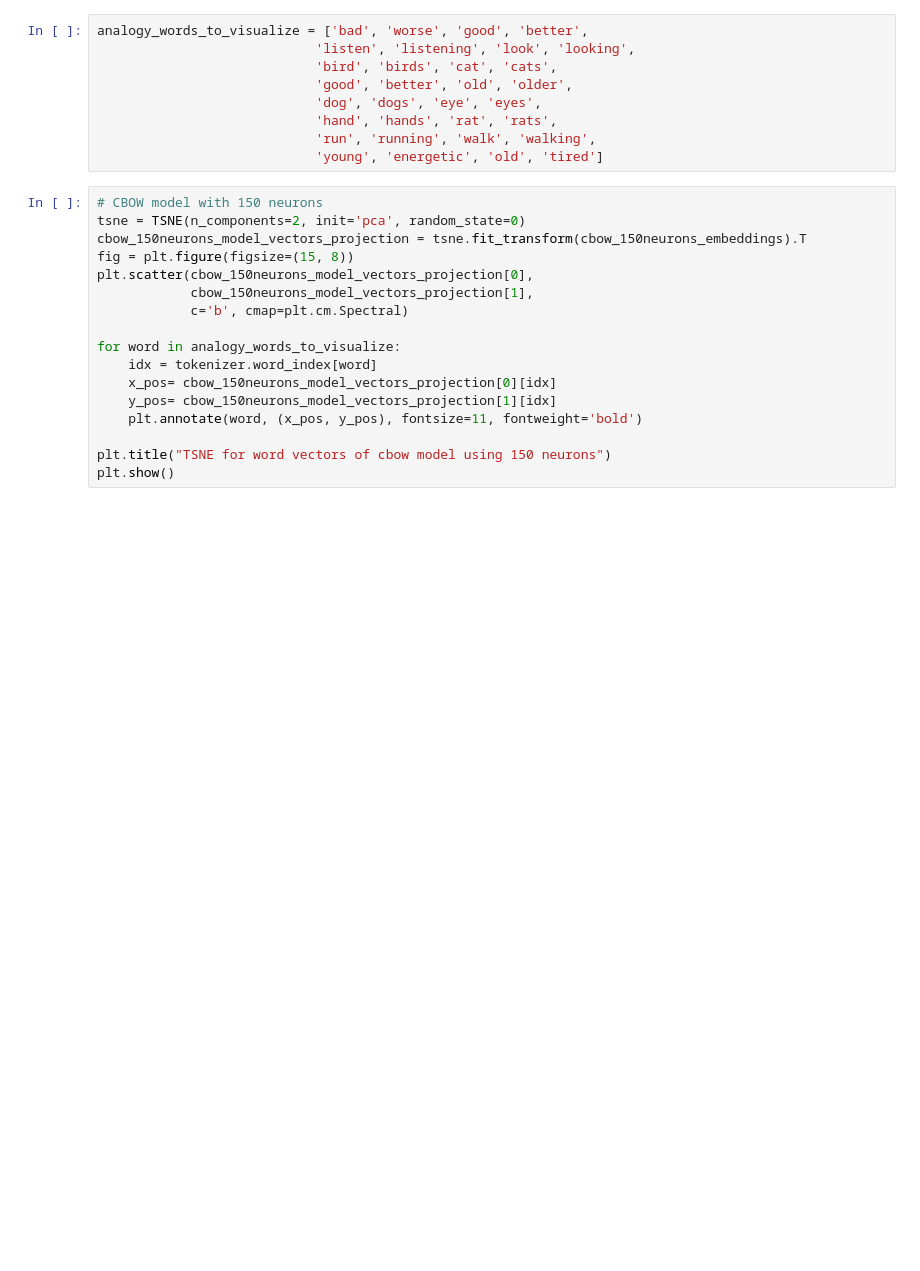
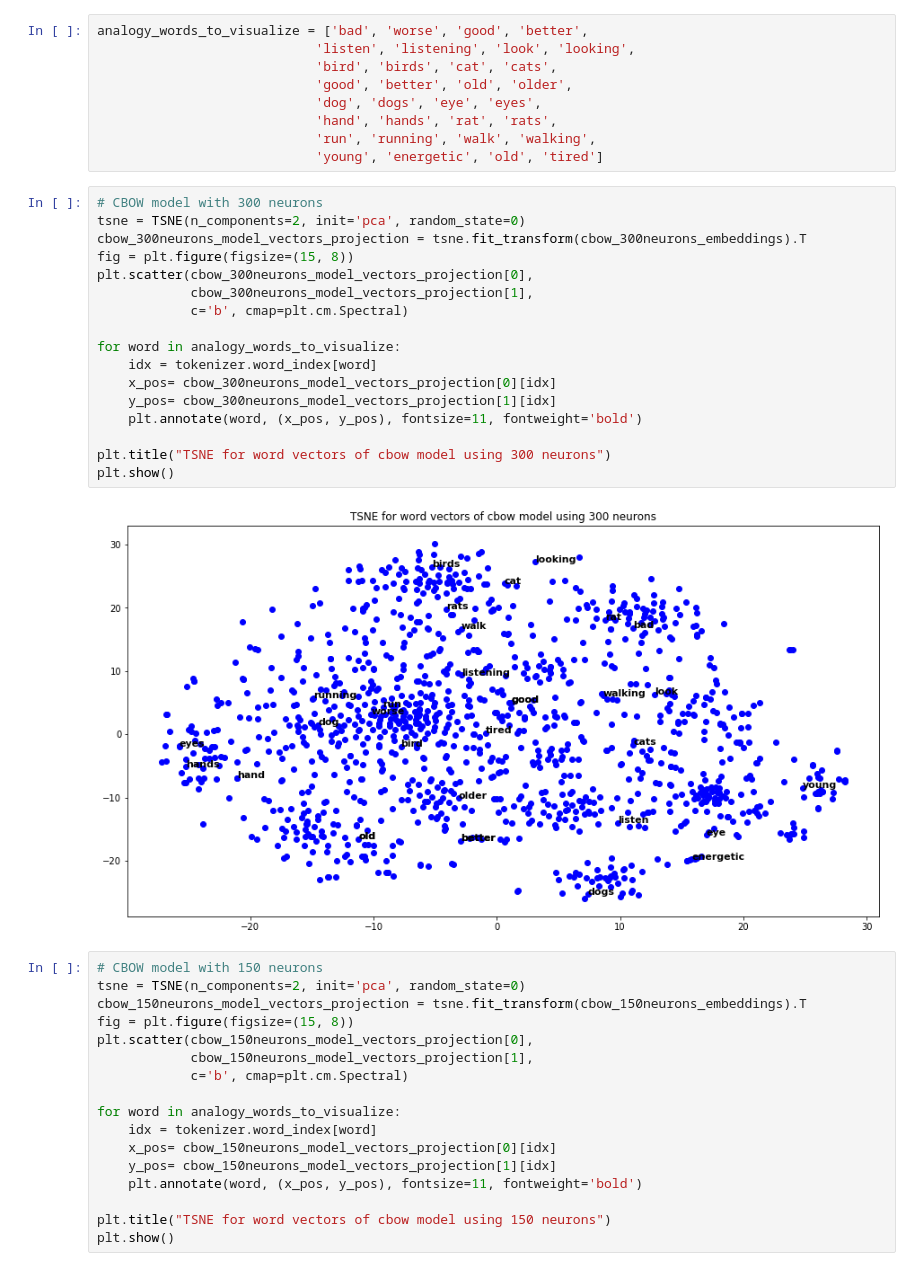
Before and after one commit to jacordero/recsys, a Jupyter notebook: Assignment1Final.ipynb, the cells around one changed output. Saved outputs shown, nothing was run; the diff lists cells and outputs as text; blank space fills up the shorter version.

Commit message:
Added CBOW 300 vis and conclusions for CBOW vis

```diff
--- a/Assignment1Final.ipynb
+++ b/Assignment1Final.ipynb
@@ -906,6 +906,25 @@ analogy_words_to_visualize = ['bad', 'worse', 'good', 'better',
                             'hand', 'hands', 'rat', 'rats',
                             'run', 'running', 'walk', 'walking',
                             'young', 'energetic', 'old', 'tired']
+# %%
+# CBOW model with 300 neurons
+tsne = TSNE(n_components=2, init='pca', random_state=0)
+cbow_300neurons_model_vectors_projection = tsne.fit_transform(cbow_300neurons_embeddings).T
+fig = plt.figure(figsize=(15, 8))
+plt.scatter(cbow_300neurons_model_vectors_projection[0],
+            cbow_300neurons_model_vectors_projection[1],
+            c='b', cmap=plt.cm.Spectral)
+
+for word in analogy_words_to_visualize:
+    idx = tokenizer.word_index[word]
+    x_pos= cbow_300neurons_model_vectors_projection[0][idx]
+    y_pos= cbow_300neurons_model_vectors_projection[1][idx]
+    plt.annotate(word, (x_pos, y_pos), fontsize=11, fontweight='bold')
+
+plt.title("TSNE for word vectors of cbow model using 300 neurons")
+plt.show()
+# %% [output]
+[figure, added]
 # %%
 # CBOW model with 150 neurons
 tsne = TSNE(n_components=2, init='pca', random_state=0)
```
Also changed, not shown: parts of 4 cells of this notebook.
